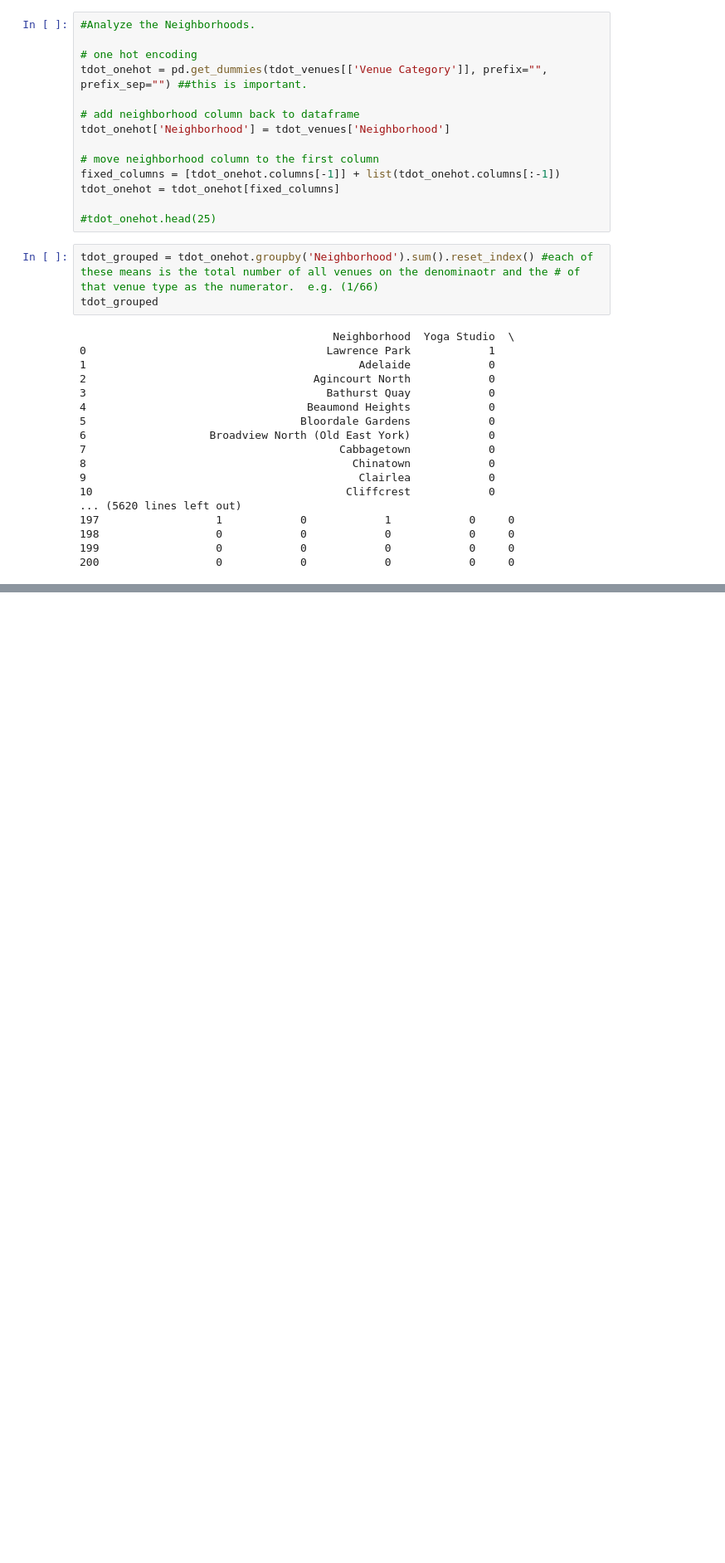
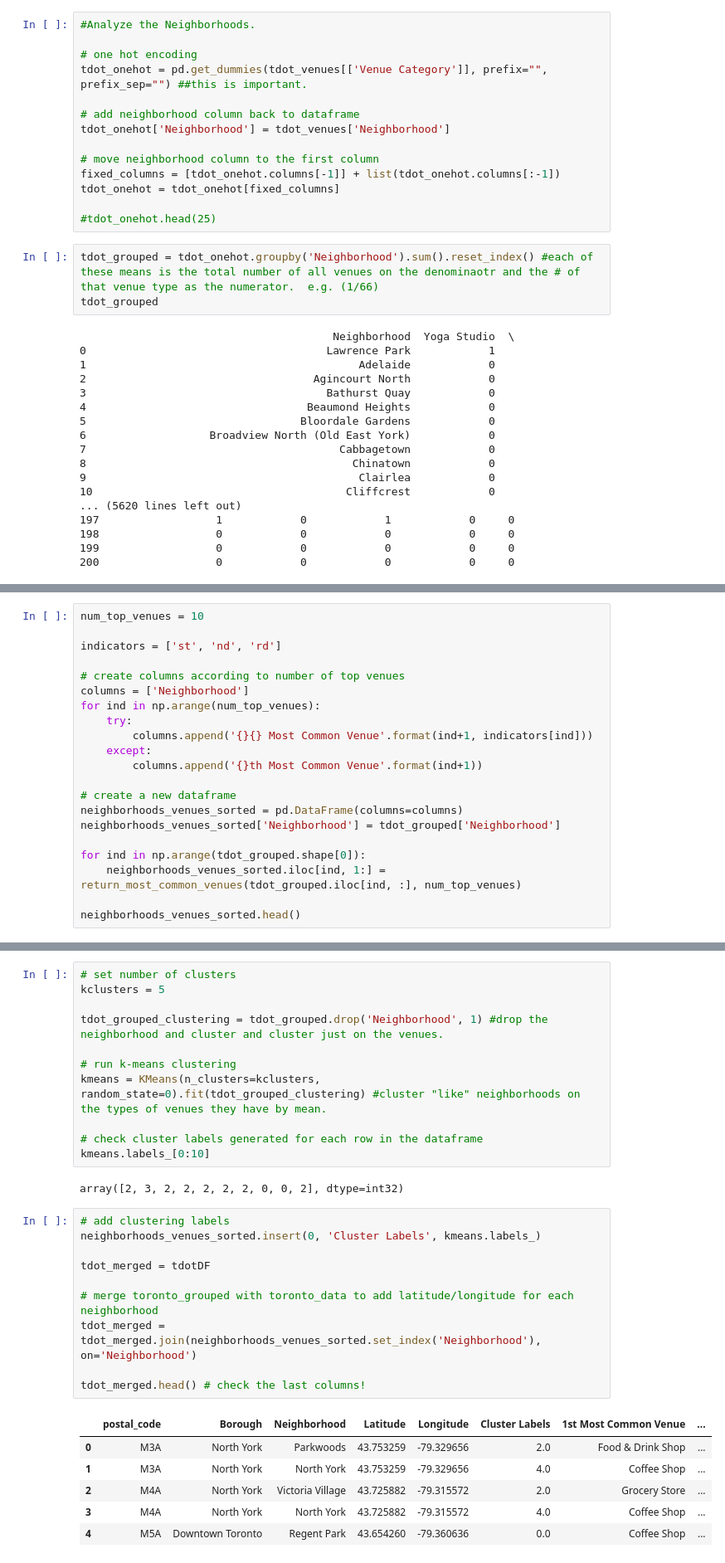
Before and after one commit to stryder518/Data_Science_Capstone, a Jupyter notebook: Clustering Assignment.ipynb, the cells around one changed output, grey strips where cells are left out. Shown at 83% size. Drawn from its saved outputs; the diff is of its cells as text; blank space fills up the shorter version.

```diff
--- a/Clustering Assignment.ipynb
+++ b/Clustering Assignment.ipynb
@@ -338,0 +345,21 @@ for hood in tdot_grouped['Neighborhood']: #for each 'hood' meaning each row in t
+# %%
+num_top_venues = 10
+
+indicators = ['st', 'nd', 'rd']
+
+# create columns according to number of top venues
+columns = ['Neighborhood']
+for ind in np.arange(num_top_venues):
+    try:
+        columns.append('{}{} Most Common Venue'.format(ind+1, indicators[ind]))
+    except:
+        columns.append('{}th Most Common Venue'.format(ind+1))
+
+# create a new dataframe
+neighborhoods_venues_sorted = pd.DataFrame(columns=columns)
+neighborhoods_venues_sorted['Neighborhood'] = tdot_grouped['Neighborhood']
+
+for ind in np.arange(tdot_grouped.shape[0]):
+    neighborhoods_venues_sorted.iloc[ind, 1:] = return_most_common_venues(tdot_grouped.iloc[ind, :], num_top_venues)
+
+neighborhoods_venues_sorted.head()
@@ -338,0 +373,30 @@ for hood in tdot_grouped['Neighborhood']: #for each 'hood' meaning each row in t
+# %%
+# set number of clusters
+kclusters = 5
+
+tdot_grouped_clustering = tdot_grouped.drop('Neighborhood', 1) #drop the neighborhood and cluster and cluster just on the venues.
+
+# run k-means clustering
+kmeans = KMeans(n_clusters=kclusters, random_state=0).fit(tdot_grouped_clustering) #cluster "like" neighborhoods on the types of venues they have by mean.
+
+# check cluster labels generated for each row in the dataframe
+kmeans.labels_[0:10]
+# %% [output]
+array([2, 3, 2, 2, 2, 2, 2, 0, 0, 2], dtype=int32)
+# %%
+# add clustering labels
+neighborhoods_venues_sorted.insert(0, 'Cluster Labels', kmeans.labels_)
+
+tdot_merged = tdotDF
+
+# merge toronto_grouped with toronto_data to add latitude/longitude for each neighborhood
+tdot_merged = tdot_merged.join(neighborhoods_venues_sorted.set_index('Neighborhood'), on='Neighborhood')
+
+tdot_merged.head() # check the last columns!
+# %% [output]
+|  | postal_code | Borough | Neighborhood | Latitude | Longitude | Cluster Labels | 1st Most Common Venue | ... |
+| 0 | M3A | North York | Parkwoods | 43.753259 | -79.329656 | 2.0 | Food & Drink Shop | ... |
+| 1 | M3A | North York | North York | 43.753259 | -79.329656 | 4.0 | Coffee Shop | ... |
+| 2 | M4A | North York | Victoria Village | 43.725882 | -79.315572 | 2.0 | Grocery Store | ... |
+| 3 | M4A | North York | North York | 43.725882 | -79.315572 | 4.0 | Coffee Shop | ... |
+| 4 | M5A | Downtown Toronto | Regent Park | 43.654260 | -79.360636 | 0.0 | Coffee Shop | ... |
```
Also changed, not shown: parts of 3 cells of this notebook.
